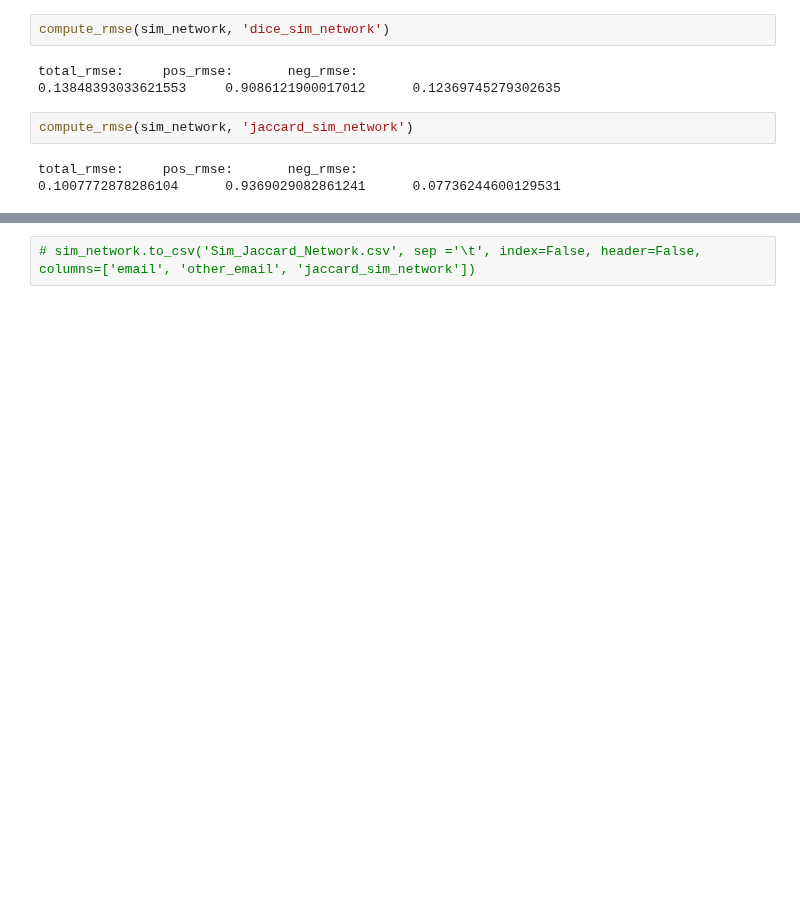
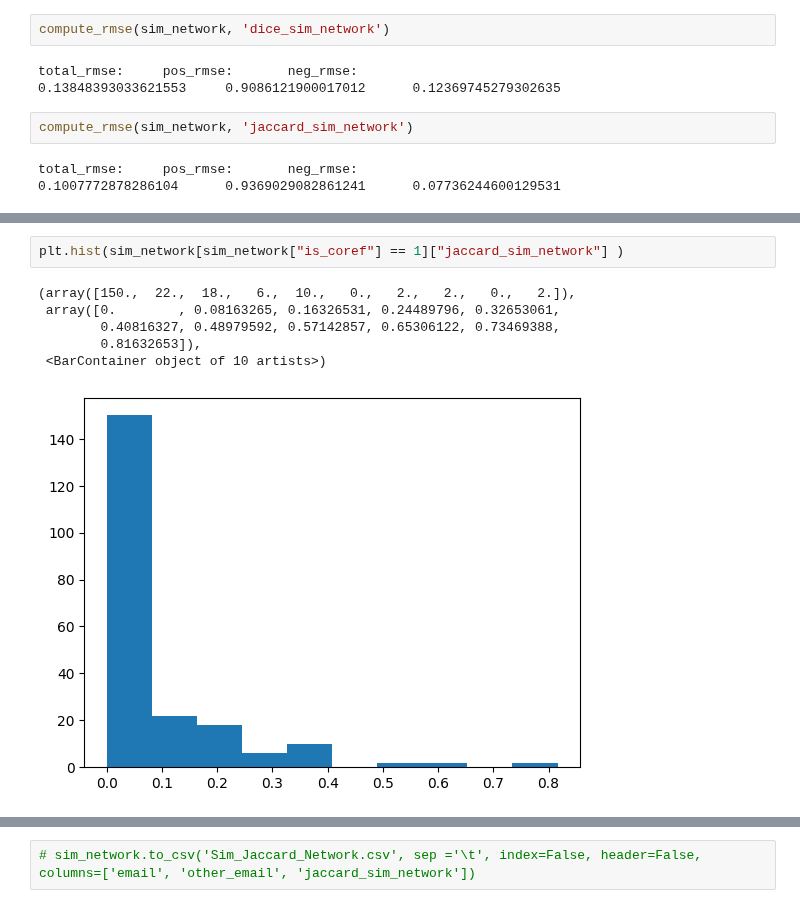
Before and after one commit to linqs/collective-graph-identification, a Jupyter notebook: scripts/Data Refactor.ipynb, the cells around one changed output, grey strips where cells are left out. Saved outputs shown, nothing was run; the diff lists cells and outputs as text; blank space fills up the shorter version.

```diff
--- a/scripts/Data Refactor.ipynb
+++ b/scripts/Data Refactor.ipynb
@@ -1001,0 +980,9 @@ sim_network
+# %%
+plt.hist(sim_network[sim_network["is_coref"] == 1]["jaccard_sim_network"] )
+# %% [output]
+(array([150.,  22.,  18.,   6.,  10.,   0.,   2.,   2.,   0.,   2.]),
+ array([0.        , 0.08163265, 0.16326531, 0.24489796, 0.32653061,
+        0.40816327, 0.48979592, 0.57142857, 0.65306122, 0.73469388,
+        0.81632653]),
+ <BarContainer object of 10 artists>)
+[figure, added]
```
Also changed, not shown: parts of 3 cells of this notebook.
